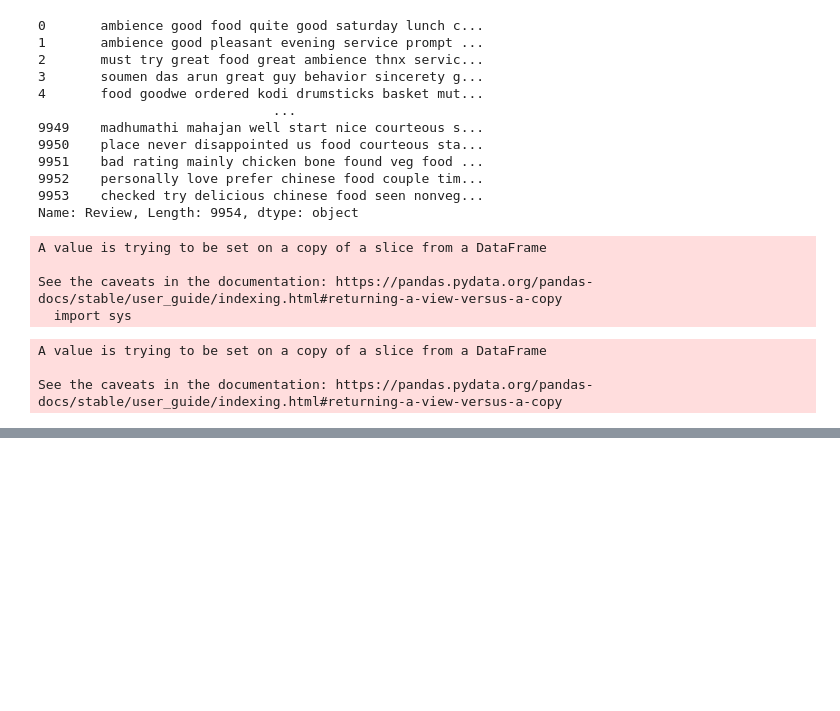
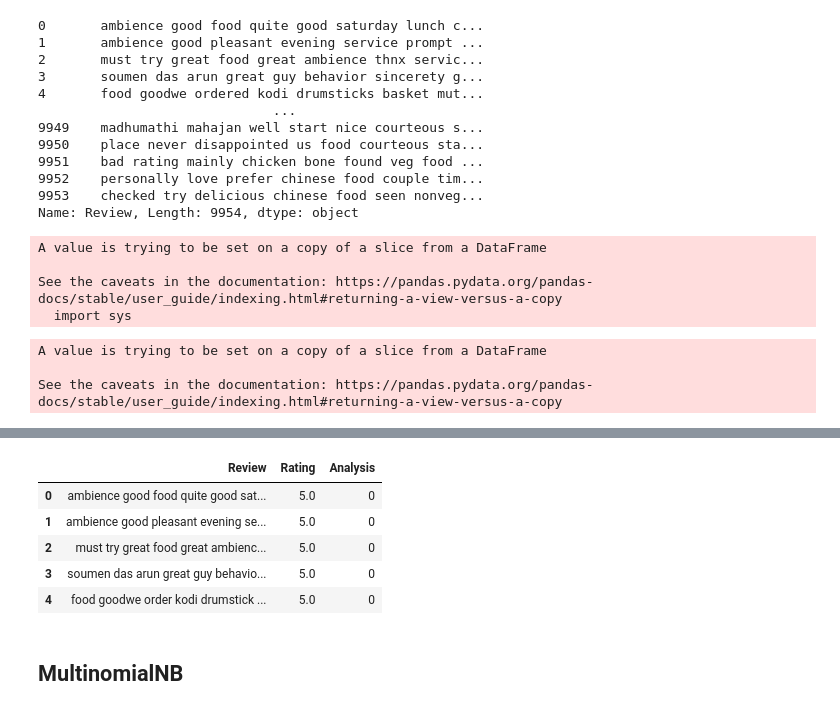
Before and after one commit to rohit-1026/Zomato-Restaurant-Clustering-and-Sentiment-Analysis, a Jupyter notebook: ZOMATO_RESTAURANT_CLUSTERING_AND_SENTIMENT_ANALYSIS.ipynb, the cells around one changed output, grey strips where cells are left out. Drawn from its saved outputs; the diff is of its cells as text; code cells hidden in the pictures; blank space fills up the shorter version.

```diff
--- a/ZOMATO_RESTAURANT_CLUSTERING_AND_SENTIMENT_ANALYSIS.ipynb
+++ b/ZOMATO_RESTAURANT_CLUSTERING_AND_SENTIMENT_ANALYSIS.ipynb
@@ -662,0 +684,11 @@ review_df.head()
+# %%
+#Create a function to compute the negative, neutral and positive analysis
+def getAnalysis(score):
+    if score <0:
+        return 'Negative'
+    elif score == 0:
+        return 'Neutral'
+    else:
+        return 'Positive'
+# %%
+review_df['Analysis'] = review_df['Polarity'].apply(getAnalysis)
@@ -662,0 +722,23 @@ review_df.head()
+# %%
+# Converting Analysis into numeric form Postive=0 and Negative =1
+def sentiment(analysis):
+  if analysis == 'Positive':
+    return 0
+  elif analysis == 'Neutral' :
+    return 0
+    # positive sentiment
+  else:
+    return 1
+    # neagative sentiment
+# %%
+review_df['Analysis']=review_df['Analysis'].apply(lambda x:sentiment(x))
+# %%
+sentiment_df= review_df[['Review','Rating','Analysis']]
+sentiment_df.head()
+# %% [output]
+|  | Review | Rating | Analysis |
+| 0 | ambience good food quite good sat... | 5.0 | 0 |
+| 1 | ambience good pleasant evening se... | 5.0 | 0 |
+| 2 | must try great food great ambienc... | 5.0 | 0 |
+| 3 | soumen das arun great guy behavio... | 5.0 | 0 |
+| 4 | food goodwe order kodi drumstick ... | 5.0 | 0 |
@@ -662,0 +757,2 @@ review_df.head()
+# %% [markdown]
+## MultinomialNB
```
Also changed, not shown: parts of 23 cells of this notebook.
